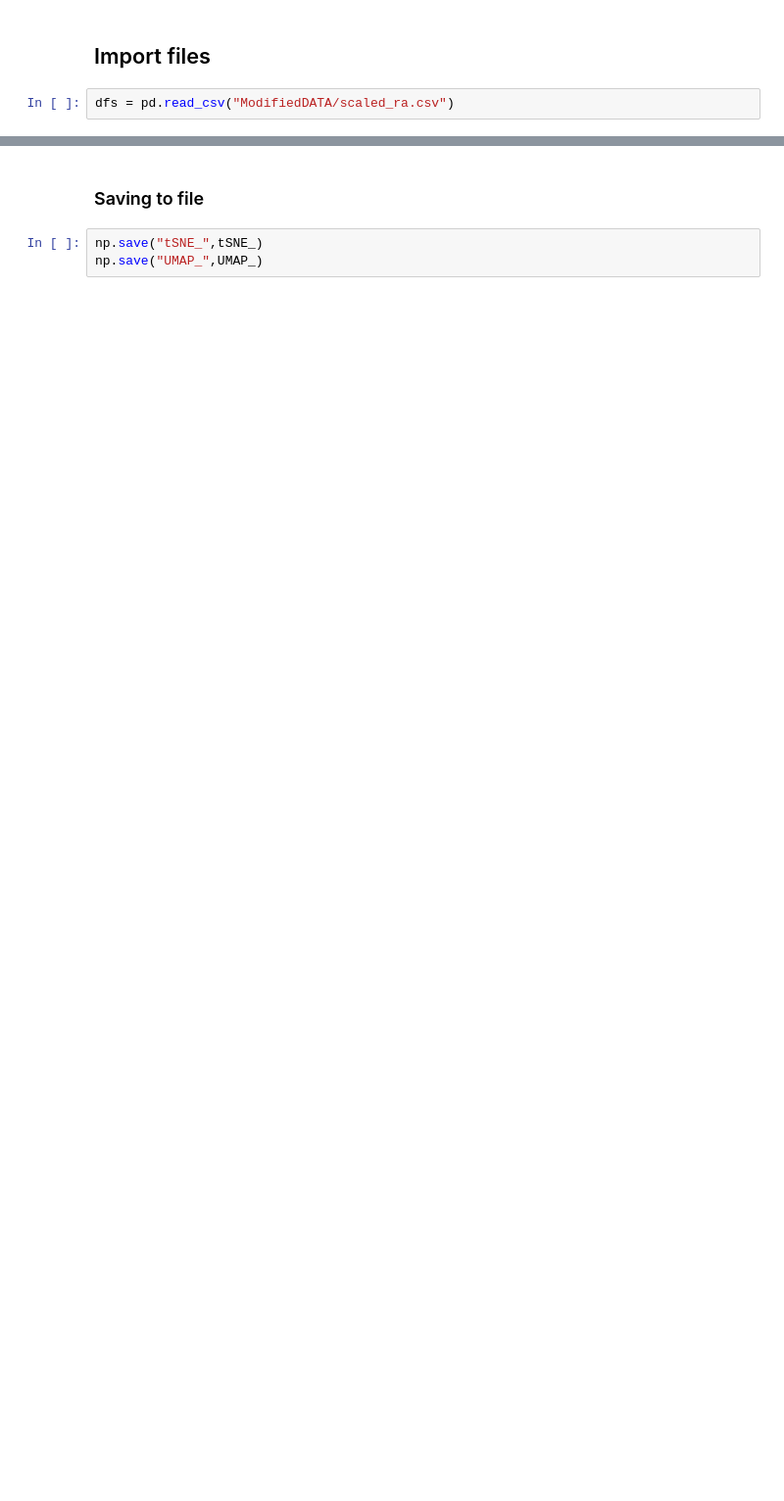
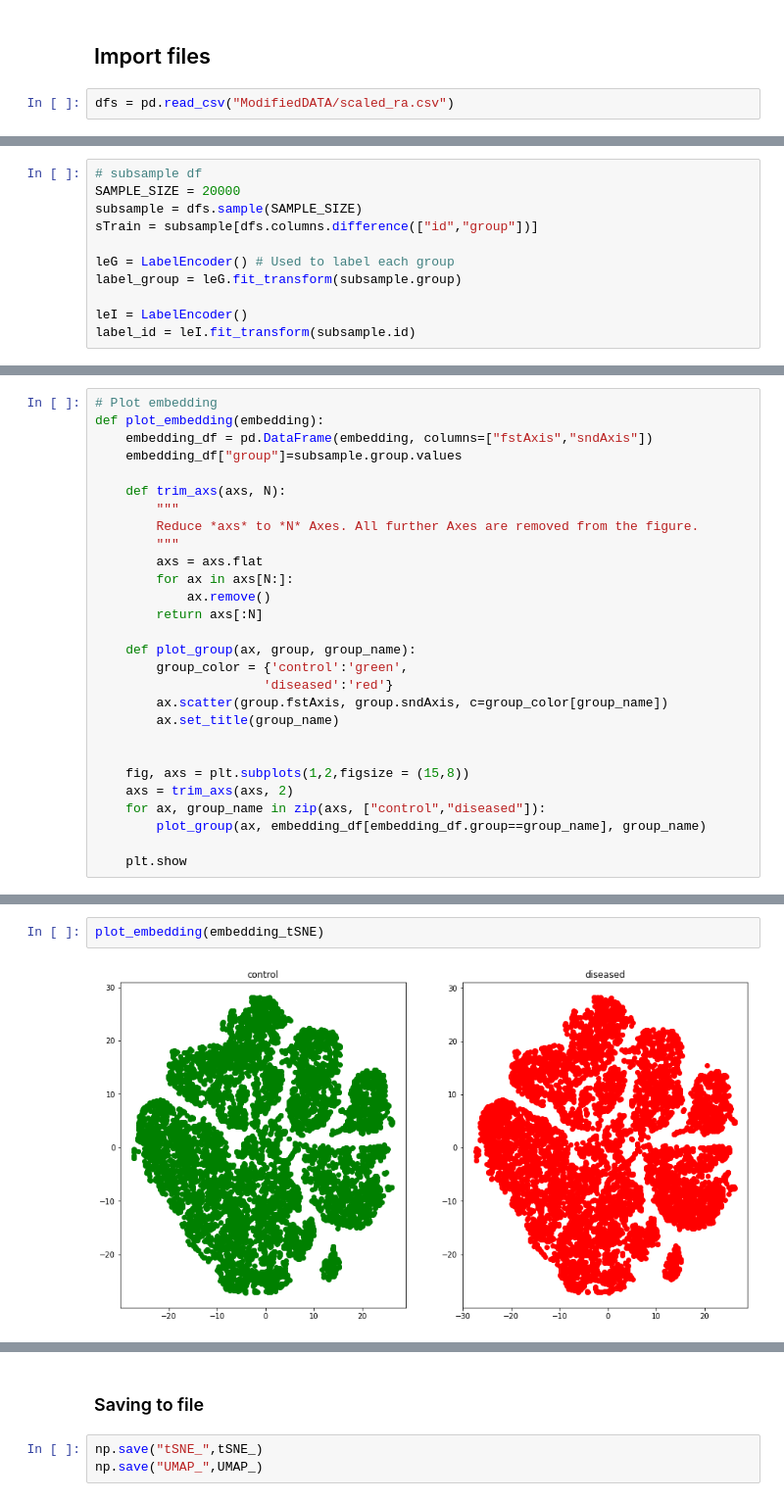
Before and after one commit to fromSA/masterShifu, a Jupyter notebook: Task 2 - Dimensionality Reduction.ipynb, the cells around one changed output, grey strips where cells are left out. Shown at 98% size. Cells and saved outputs as stored; diff of their text form; blank space fills up the shorter version.

Commit message:
redo DimRed with different subsample and tSNE lib

```diff
--- a/Task 2 - Dimensionality Reduction.ipynb
+++ b/Task 2 - Dimensionality Reduction.ipynb
@@ -136,0 +59,11 @@ KeyboardInterrupt:
+# %%
+# subsample df
+SAMPLE_SIZE = 20000
+subsample = dfs.sample(SAMPLE_SIZE)
+sTrain = subsample[dfs.columns.difference(["id","group"])]
+
+leG = LabelEncoder() # Used to label each group
+label_group = leG.fit_transform(subsample.group)
+
+leI = LabelEncoder()
+label_id = leI.fit_transform(subsample.id)
@@ -136,0 +106,28 @@ KeyboardInterrupt:
+# %%
+# Plot embedding
+def plot_embedding(embedding):
+    embedding_df = pd.DataFrame(embedding, columns=["fstAxis","sndAxis"])
+    embedding_df["group"]=subsample.group.values
+
+    def trim_axs(axs, N):
+        """
+        Reduce *axs* to *N* Axes. All further Axes are removed from the figure.
+        """
+        axs = axs.flat
+        for ax in axs[N:]:
+            ax.remove()
+        return axs[:N]
+
+    def plot_group(ax, group, group_name):
+        group_color = {'control':'green',
+                      'diseased':'red'}
+        ax.scatter(group.fstAxis, group.sndAxis, c=group_color[group_name])
+        ax.set_title(group_name)
+
+
+    fig, axs = plt.subplots(1,2,figsize = (15,8))
+    axs = trim_axs(axs, 2)
+    for ax, group_name in zip(axs, ["control","diseased"]):
+        plot_group(ax, embedding_df[embedding_df.group==group_name], group_name)
+
+    plt.show
@@ -136,0 +136,4 @@ KeyboardInterrupt:
+# %%
+plot_embedding(embedding_tSNE)
+# %% [output]
+[figure, added]
```
Also changed, not shown: parts of 59 cells of this notebook.
